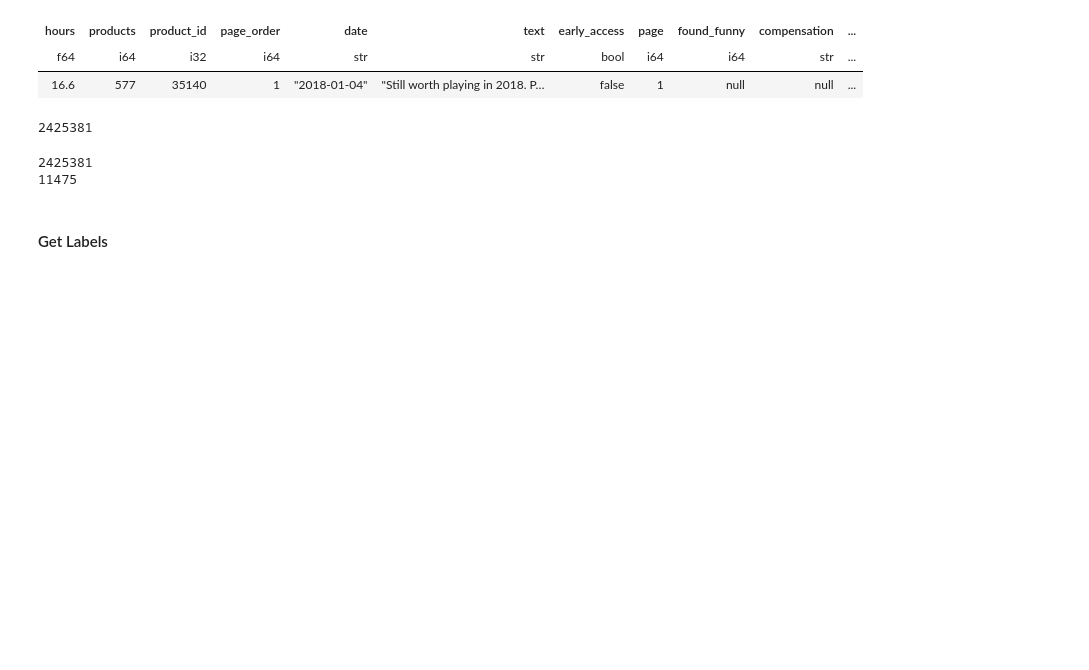
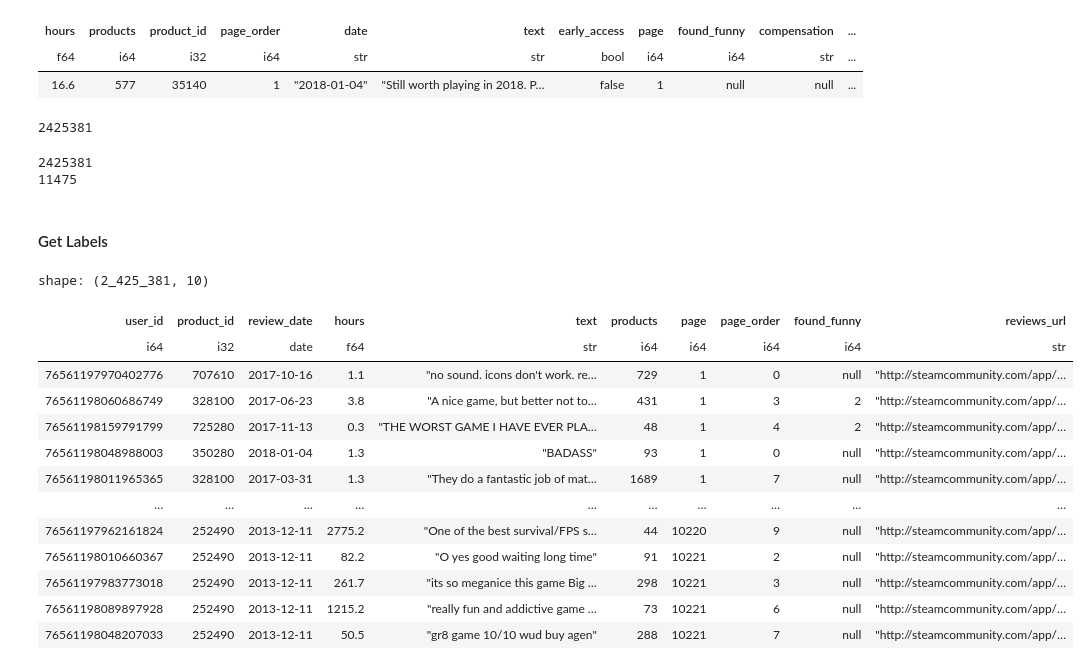
Before and after one commit to onichmath/Steam-Sequential-Recommender, a Jupyter notebook: DataExtraction.ipynb, the cells around one changed output. Drawn from its saved outputs; the diff is of its cells as text; code cells hidden in the pictures; blank space fills up the shorter version.

```diff
--- a/DataExtraction.ipynb
+++ b/DataExtraction.ipynb
@@ -301,4 +393,20 @@ products.write_parquet("./data/products_X.parquet", compression="zstd", compress
 # %% [markdown]
 #### Get Labels
 # %%
-products = pl.read_parquet("./data/products_X.parquet")
+reviews = pl.read_parquet("./data/reviews.parquet")
+reviews
+# %% [output]
+shape: (2_425_381, 10)
+| user_id | product_id | review_date | hours | text | products | page | page_order | found_funny | reviews_url |
+| i64 | i32 | date | f64 | str | i64 | i64 | i64 | i64 | str |
+| 76561197970402776 | 707610 | 2017-10-16 | 1.1 | "no sound. icons don't work. re… | 729 | 1 | 0 | null | "http://steamcommunity.com/app/… |
+| 76561198060686749 | 328100 | 2017-06-23 | 3.8 | "A nice game, but better not to… | 431 | 1 | 3 | 2 | "http://steamcommunity.com/app/… |
+| 76561198159791799 | 725280 | 2017-11-13 | 0.3 | "THE WORST GAME I HAVE EVER PLA… | 48 | 1 | 4 | 2 | "http://steamcommunity.com/app/… |
+| 76561198048988003 | 350280 | 2018-01-04 | 1.3 | "BADASS" | 93 | 1 | 0 | null | "http://steamcommunity.com/app/… |
+| 76561198011965365 | 328100 | 2017-03-31 | 1.3 | "They do a fantastic job of mat… | 1689 | 1 | 7 | null | "http://steamcommunity.com/app/… |
+| … | … | … | … | … | … | … | … | … | … |
+| 76561197962161824 | 252490 | 2013-12-11 | 2775.2 | "One of the best survival/FPS s… | 44 | 10220 | 9 | null | "http://steamcommunity.com/app/… |
+| 76561198010660367 | 252490 | 2013-12-11 | 82.2 | "O yes good waiting long time" | 91 | 10221 | 2 | null | "http://steamcommunity.com/app/… |
+| 76561197983773018 | 252490 | 2013-12-11 | 261.7 | "its so meganice this game Big … | 298 | 10221 | 3 | null | "http://steamcommunity.com/app/… |
+| 76561198089897928 | 252490 | 2013-12-11 | 1215.2 | "really fun and addictive game … | 73 | 10221 | 6 | null | "http://steamcommunity.com/app/… |
+| 76561198048207033 | 252490 | 2013-12-11 | 50.5 | "gr8 game 10/10 wud buy agen" | 288 | 10221 | 7 | null | "http://steamcommunity.com/app/… |
```
Also changed, not shown: parts of 11 cells of this notebook, 4 other files.
